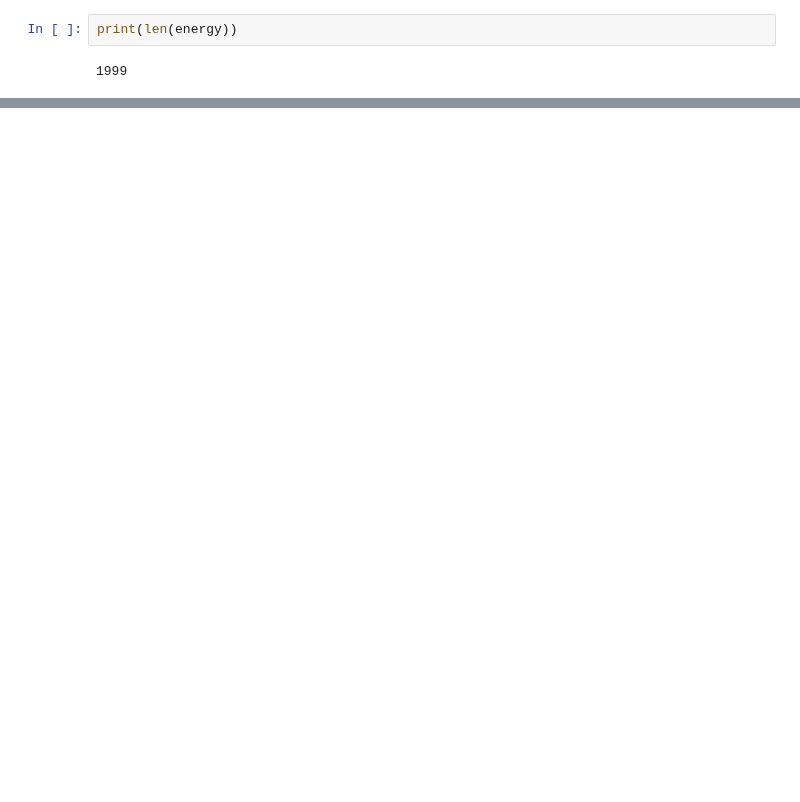
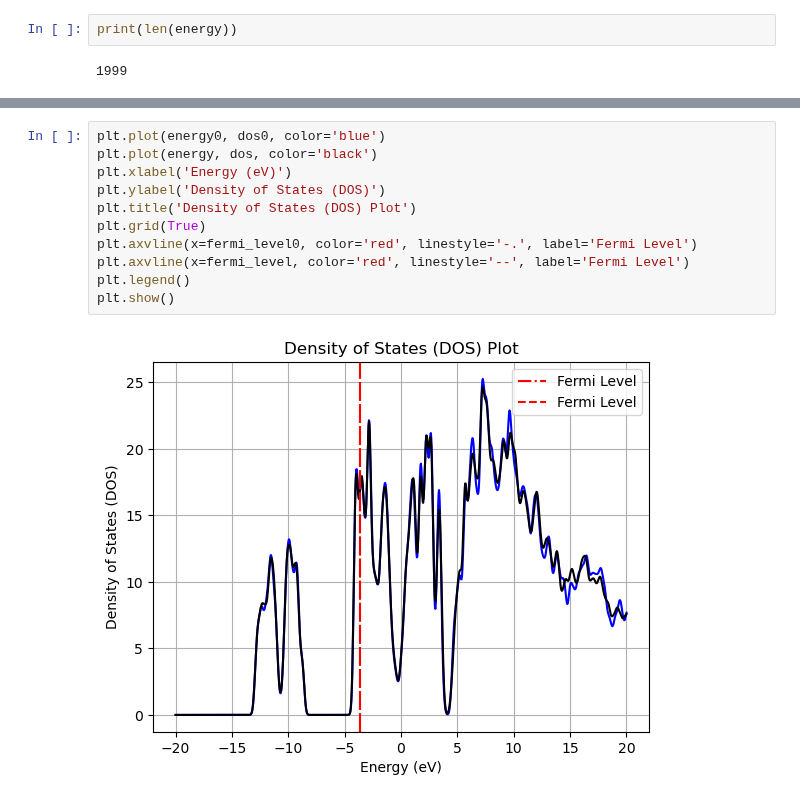
Before and after one commit to AngusHsuPhys/deeph_dev, a Jupyter notebook: DOS_plot.ipynb, the cells around one changed output, grey strips where cells are left out. Cells and saved outputs as stored; diff of their text form; blank space fills up the shorter version.

```diff
--- a/DOS_plot.ipynb
+++ b/DOS_plot.ipynb
@@ -100,0 +151,13 @@ Occupation number at the Fermi level (-3.670901831905665 eV): 11.250668608476133
+# %%
+plt.plot(energy0, dos0, color='blue')
+plt.plot(energy, dos, color='black')
+plt.xlabel('Energy (eV)')
+plt.ylabel('Density of States (DOS)')
+plt.title('Density of States (DOS) Plot')
+plt.grid(True)
+plt.axvline(x=fermi_level0, color='red', linestyle='-.', label='Fermi Level')
+plt.axvline(x=fermi_level, color='red', linestyle='--', label='Fermi Level')
+plt.legend()
+plt.show()
+# %% [output]
+[figure, added]
```
Also changed, not shown: parts of 4 cells of this notebook, 3 other files.
